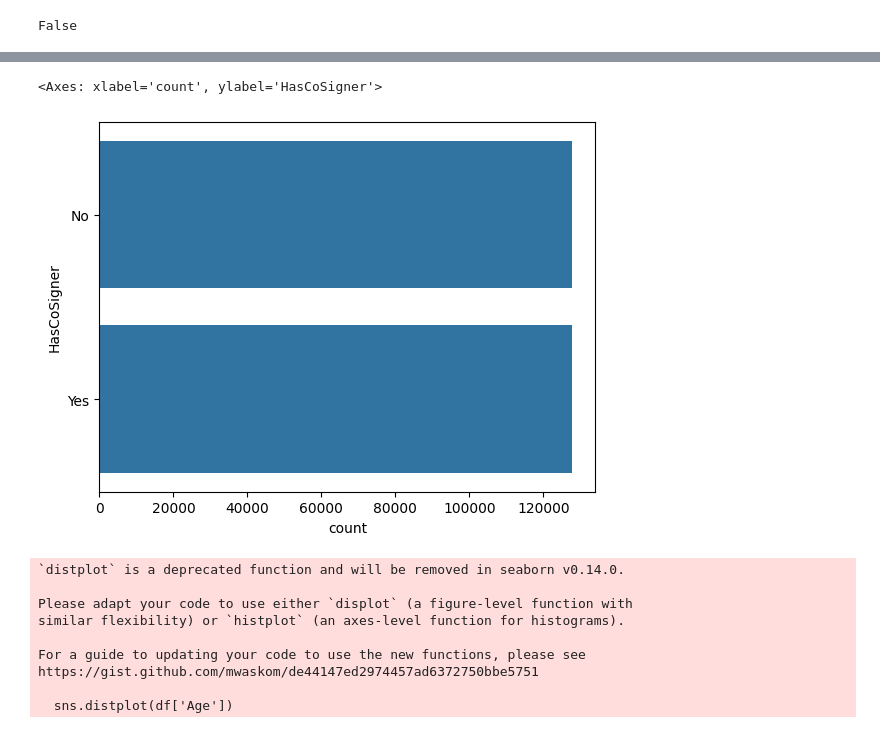
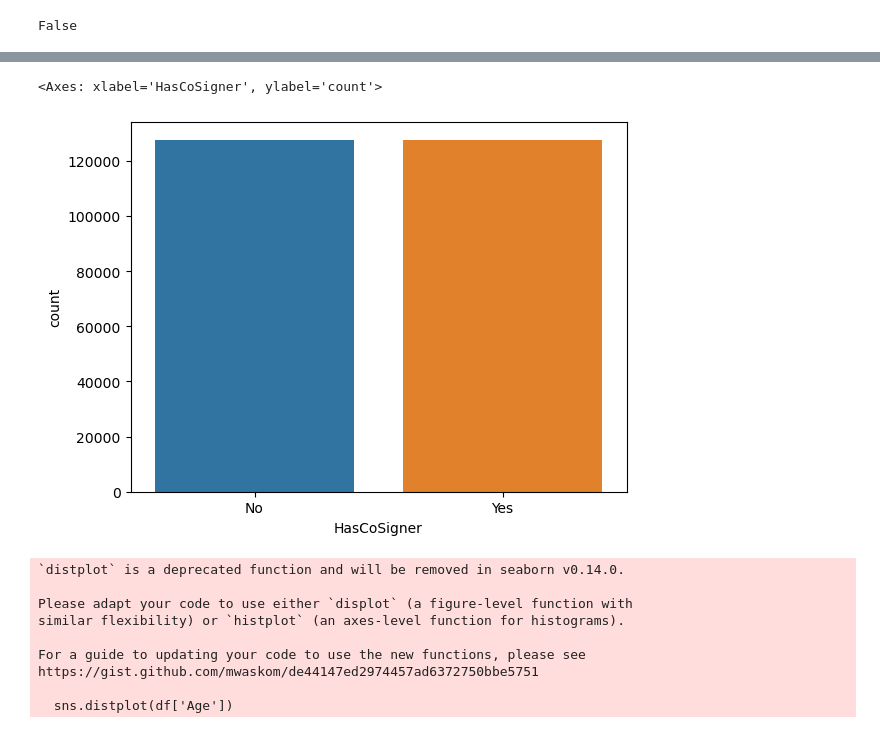
Before and after one commit to imjhanC/Data-Mining-202401, a Jupyter notebook: loanApproval.ipynb, the cells around one changed output, grey strips where cells are left out. Cells and saved outputs as stored; diff of their text form; code cells hidden in the pictures.

```diff
--- a/loanApproval.ipynb
+++ b/loanApproval.ipynb
@@ -123,8 +114,8 @@ sns.countplot(df['LoanPurpose'])
 # %%
-sns.countplot(df['HasCoSigner'])
+sns.countplot(x='HasCoSigner', data=df)
 # %% [output]
-<Axes: xlabel='count', ylabel='HasCoSigner'>
+<Axes: xlabel='HasCoSigner', ylabel='count'>
-[figure, old version]
+[figure, new version]
 # %%
 #EDA on numerical variables
 sns.distplot(df['Age'])
```
Also changed, not shown: parts of 35 cells of this notebook, 1 other file.
